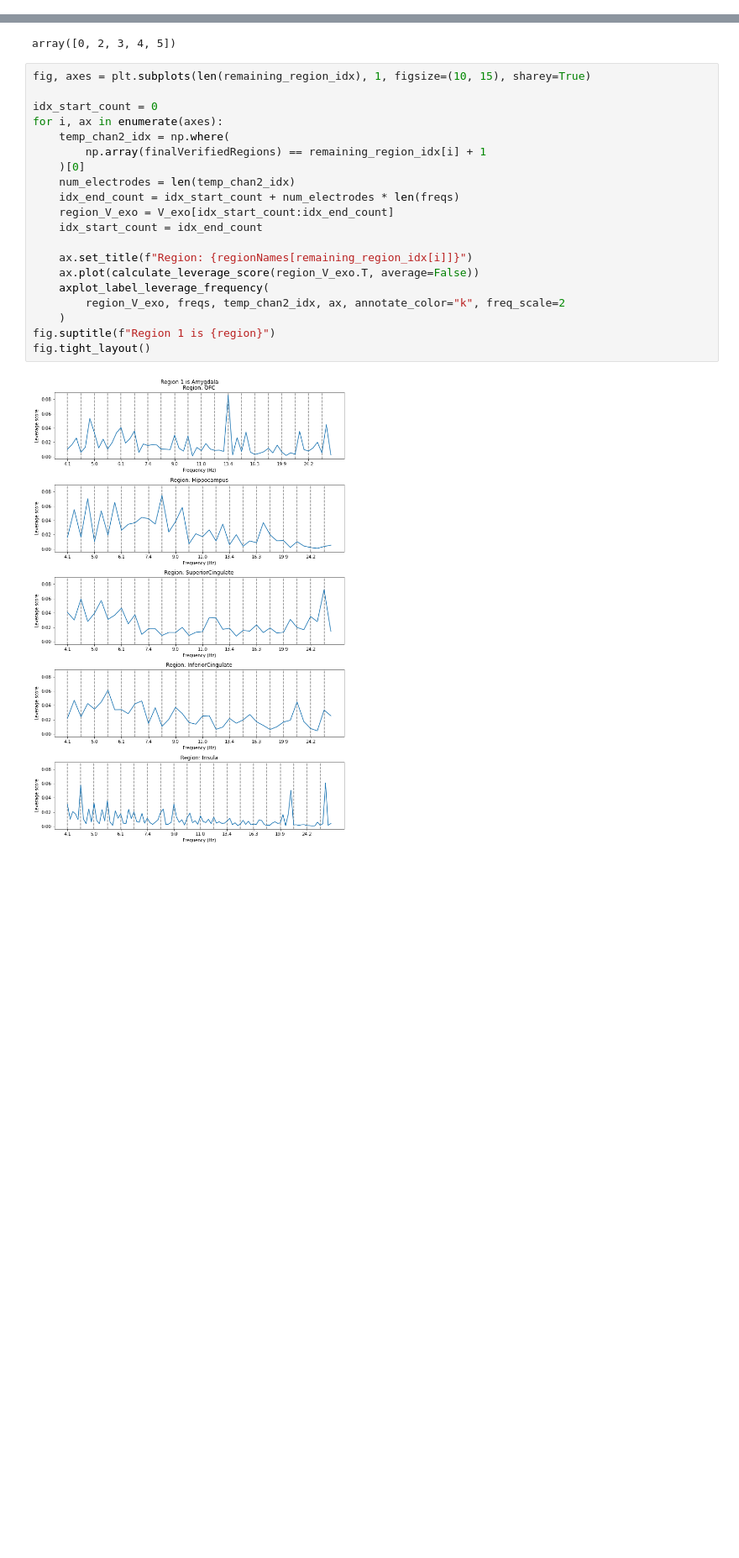
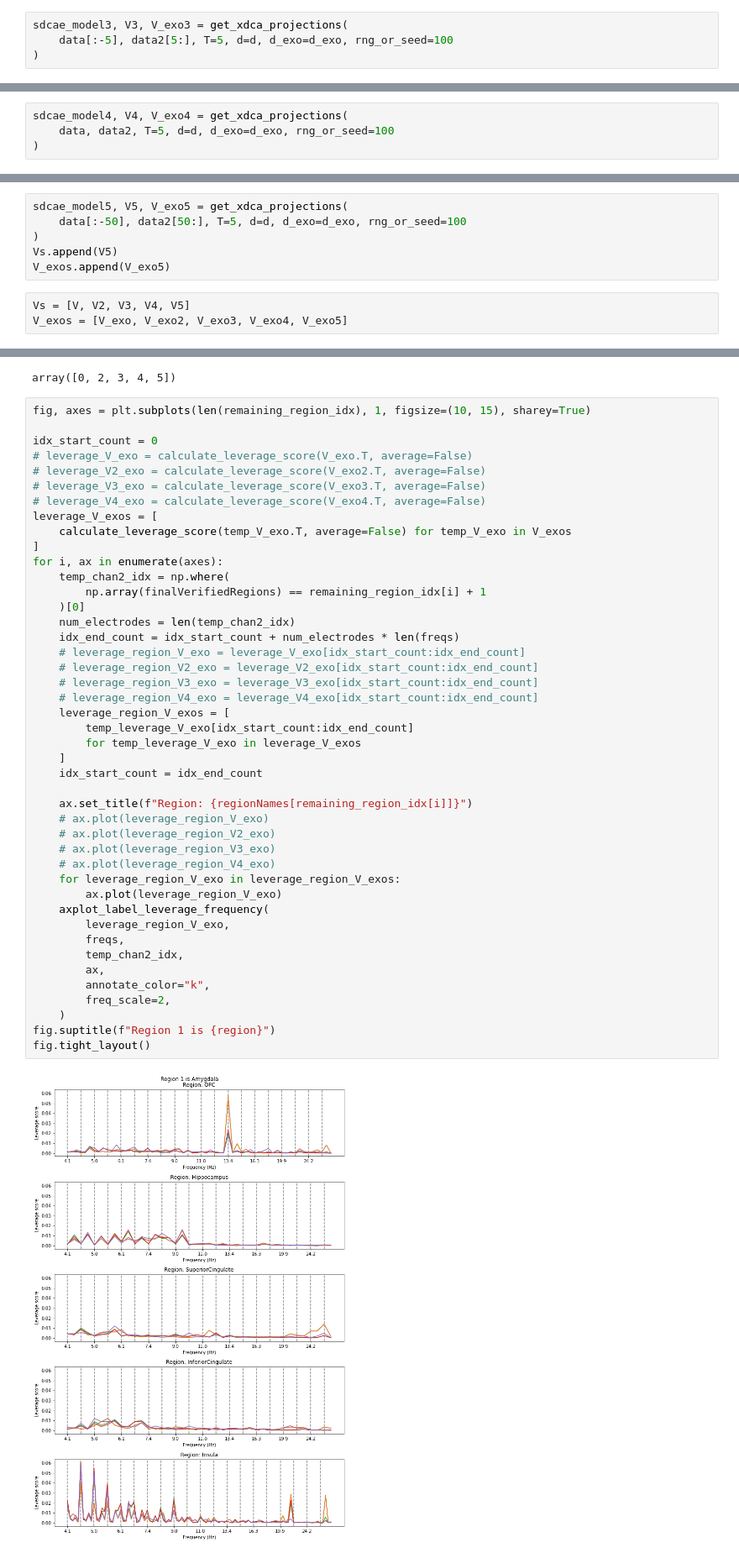
Before and after one commit to jacobyeung/mood_stimulation, a Jupyter notebook: notebooks/edca_ofc_EC125_one_vs_all.ipynb, the cells around one changed output, grey strips where cells are left out. Shown at 84% size. Drawn from its saved outputs; the diff is of its cells as text; blank space fills up the shorter version.

```diff
--- a/notebooks/edca_ofc_EC125_one_vs_all.ipynb
+++ b/notebooks/edca_ofc_EC125_one_vs_all.ipynb
@@ -392,0 +407,4 @@ sdcae_model2, V2, V_exo2 = get_xdca_projections(
+# %%
+sdcae_model3, V3, V_exo3 = get_xdca_projections(
+    data[:-5], data2[5:], T=5, d=d, d_exo=d_exo, rng_or_seed=100
+)
@@ -392,0 +413,4 @@ sdcae_model2, V2, V_exo2 = get_xdca_projections(
+# %%
+sdcae_model4, V4, V_exo4 = get_xdca_projections(
+    data, data2, T=5, d=d, d_exo=d_exo, rng_or_seed=100
+)
@@ -393,3 +419,12 @@ sdcae_model2, V2, V_exo2 = get_xdca_projections(
+# %%
+sdcae_model5, V5, V_exo5 = get_xdca_projections(
+    data[:-50], data2[50:], T=5, d=d, d_exo=d_exo, rng_or_seed=100
+)
+Vs.append(V5)
+V_exos.append(V_exo5)
+# %%
+Vs = [V, V2, V3, V4, V5]
+V_exos = [V_exo, V_exo2, V_exo3, V_exo4, V_exo5]
 # %% [markdown]
 ### Plotting leverages
 # %%
@@ -452,22 +491,46 @@ array([0, 2, 3, 4, 5])
 # %%
 fig, axes = plt.subplots(len(remaining_region_idx), 1, figsize=(10, 15), sharey=True)
 
 idx_start_count = 0
+# leverage_V_exo = calculate_leverage_score(V_exo.T, average=False)
+# leverage_V2_exo = calculate_leverage_score(V_exo2.T, average=False)
+# leverage_V3_exo = calculate_leverage_score(V_exo3.T, average=False)
+# leverage_V4_exo = calculate_leverage_score(V_exo4.T, average=False)
+leverage_V_exos = [
+    calculate_leverage_score(temp_V_exo.T, average=False) for temp_V_exo in V_exos
+]
 for i, ax in enumerate(axes):
     temp_chan2_idx = np.where(
         np.array(finalVerifiedRegions) == remaining_region_idx[i] + 1
     )[0]
     num_electrodes = len(temp_chan2_idx)
     idx_end_count = idx_start_count + num_electrodes * len(freqs)
-    region_V_exo = V_exo[idx_start_count:idx_end_count]
+    # leverage_region_V_exo = leverage_V_exo[idx_start_count:idx_end_count]
+    # leverage_region_V2_exo = leverage_V2_exo[idx_start_count:idx_end_count]
+    # leverage_region_V3_exo = leverage_V3_exo[idx_start_count:idx_end_count]
+    # leverage_region_V4_exo = leverage_V4_exo[idx_start_count:idx_end_count]
+    leverage_region_V_exos = [
+        temp_leverage_V_exo[idx_start_count:idx_end_count]
+        for temp_leverage_V_exo in leverage_V_exos
+    ]
     idx_start_count = idx_end_count
 
     ax.set_title(f"Region: {regionNames[remaining_region_idx[i]]}")
-    ax.plot(calculate_leverage_score(region_V_exo.T, average=False))
+    # ax.plot(leverage_region_V_exo)
+    # ax.plot(leverage_region_V2_exo)
+    # ax.plot(leverage_region_V3_exo)
+    # ax.plot(leverage_region_V4_exo)
+    for leverage_region_V_exo in leverage_region_V_exos:
+        ax.plot(leverage_region_V_exo)
     axplot_label_leverage_frequency(
-        region_V_exo, freqs, temp_chan2_idx, ax, annotate_color="k", freq_scale=2
+        leverage_region_V_exo,
+        freqs,
+        temp_chan2_idx,
+        ax,
+        annotate_color="k",
+        freq_scale=2,
     )
 fig.suptitle(f"Region 1 is {region}")
 fig.tight_layout()
 # %% [output]
-[figure, old version]
+[figure, new version]
```
Also changed, not shown: parts of 7 cells of this notebook.
